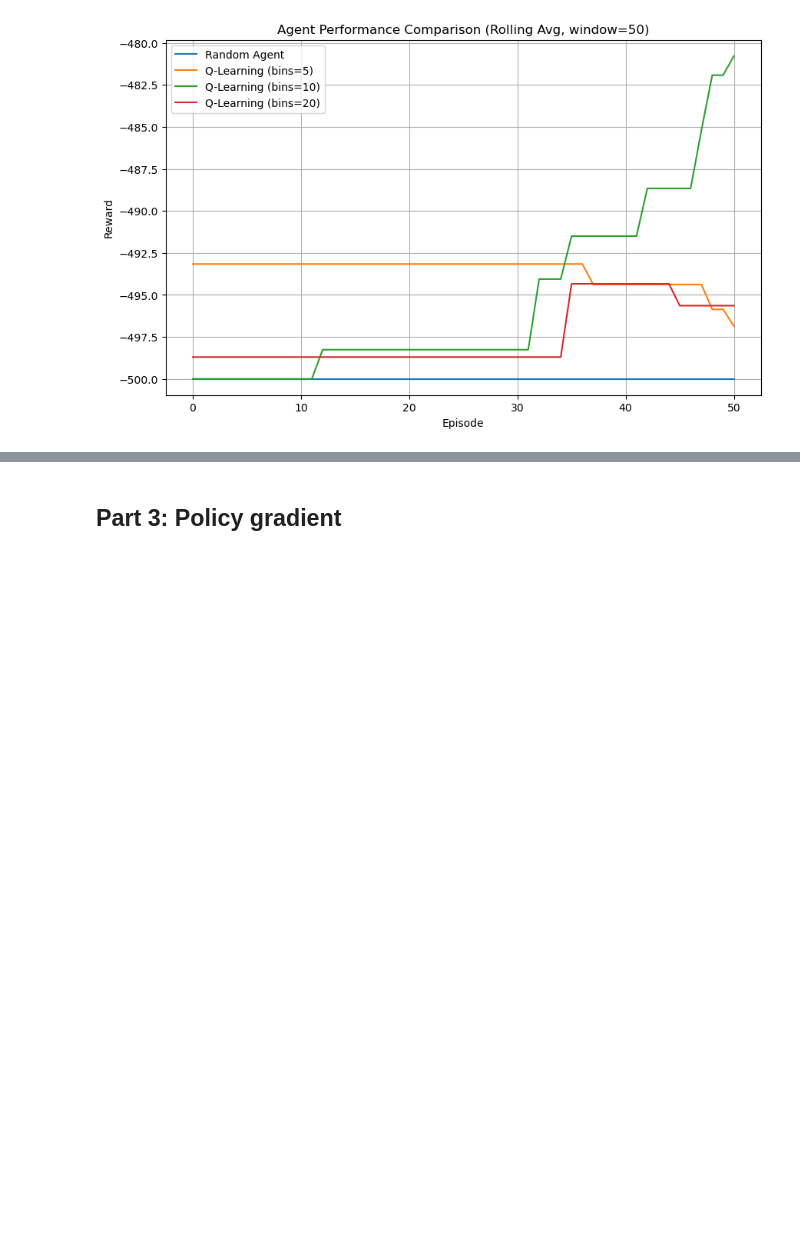
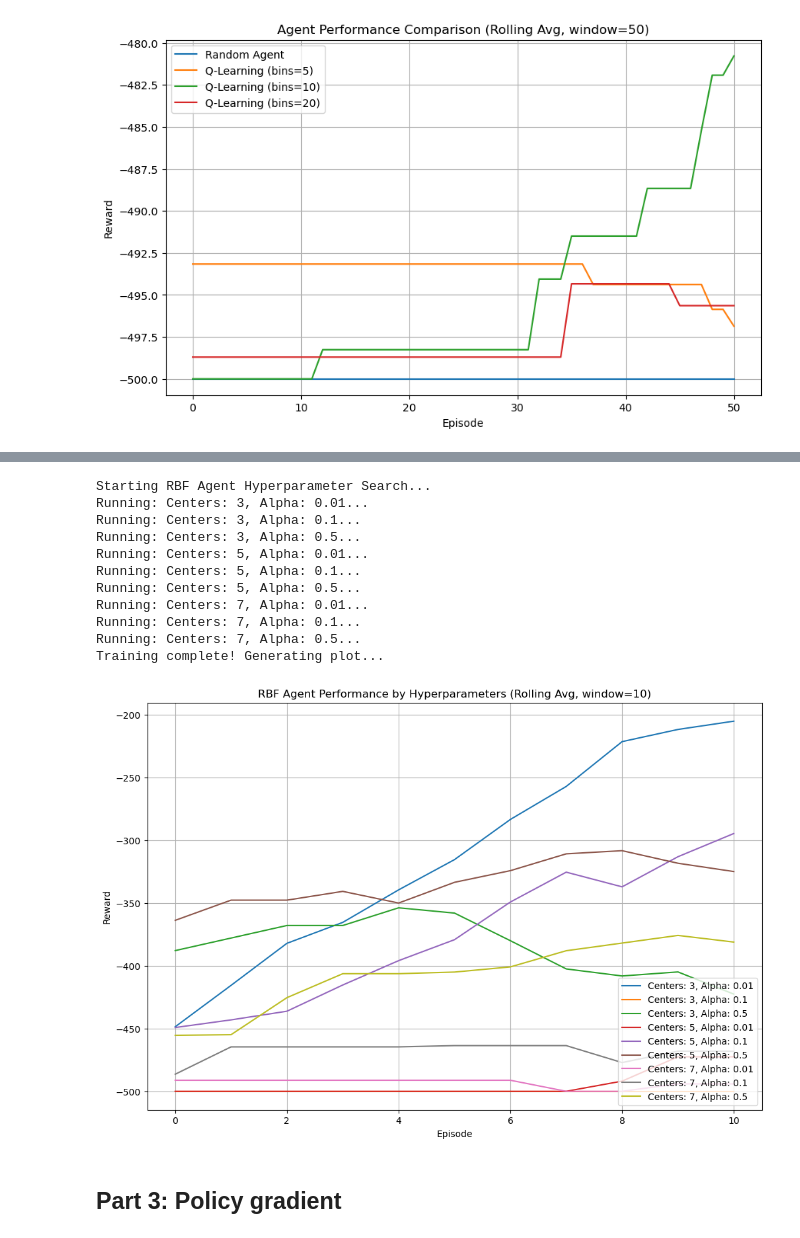
Before and after one commit to DicksonYU-jpg/CS479_MP2, a Jupyter notebook: MP2.ipynb, the cells around one changed output, grey strips where cells are left out. Drawn from its saved outputs; the diff is of its cells as text; code cells hidden in the pictures; blank space fills up the shorter version.

```diff
--- a/MP2.ipynb
+++ b/MP2.ipynb
@@ -367,3 +477,67 @@ class RBFAgent(AbstractAgent):
+# %%
+# --- Experiment Setup ---
+num_episodes = 20  # Adjust if needed based on your environment
+window_size = 10    # Smoothing window for the rolling average
+
+# Define the hyperparameters to test
+centers_to_test = [3, 5, 7]
+alphas_to_test = [0.01, 0.1, 0.5]
+
+# Dictionary to store the reward history for each combination
+rbf_experiment_results = {}
+
+print("Starting RBF Agent Hyperparameter Search...")
+
+# Loop through every combination of centers and alpha
+for n_centers in centers_to_test:
+    for alpha in alphas_to_test:
+        label = f"Centers: {n_centers}, Alpha: {alpha}"
+        print(f"Running: {label}...")
+
+        # Initialize a fresh agent for this specific combination
+        agent = RBFAgent(env, alpha=alpha, n_centers_per_dim=n_centers)
+
+        # Train the agent
+        rewards, _ = run_agent(env, agent, num_episodes)
+
+        # Store the results using the combination label as the key
+        rbf_experiment_results[label] = rewards
+
+print("Training complete! Generating plot...")
+
+# --- Plotting the performance ---
+plt.figure(figsize=(12, 8))
+
+for label, rewards in rbf_experiment_results.items():
+    # Convert to numpy array and calculate the rolling average
+    rewards_arr = np.array(rewards)
+    rolling_avg = np.convolve(
+        rewards_arr,
+        np.ones(window_size) / window_size,
+        mode='valid'
+    )
+    # Plot each line
+    plt.plot(rolling_avg, label=label)
+
+plt.title(f"RBF Agent Performance by Hyperparameters (Rolling Avg, window={window_size})")
+plt.xlabel("Episode")
+plt.ylabel("Reward")
+plt.legend(loc="lower right")
+plt.grid(True)
+plt.show()
+# %% [output]
+Starting RBF Agent Hyperparameter Search...
+Running: Centers: 3, Alpha: 0.01...
+Running: Centers: 3, Alpha: 0.1...
+Running: Centers: 3, Alpha: 0.5...
+Running: Centers: 5, Alpha: 0.01...
+Running: Centers: 5, Alpha: 0.1...
+Running: Centers: 5, Alpha: 0.5...
+Running: Centers: 7, Alpha: 0.01...
+Running: Centers: 7, Alpha: 0.1...
+Running: Centers: 7, Alpha: 0.5...
+Training complete! Generating plot...
+[figure, added]
 # %% [markdown]
 ## Part 3: Policy gradient
 # %% [markdown]
```
Also changed, not shown: parts of 4 cells of this notebook, 1 other file.
